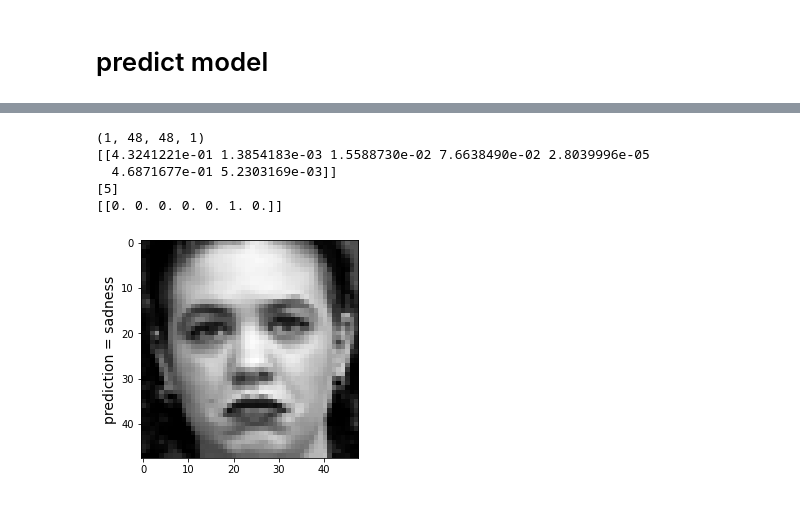
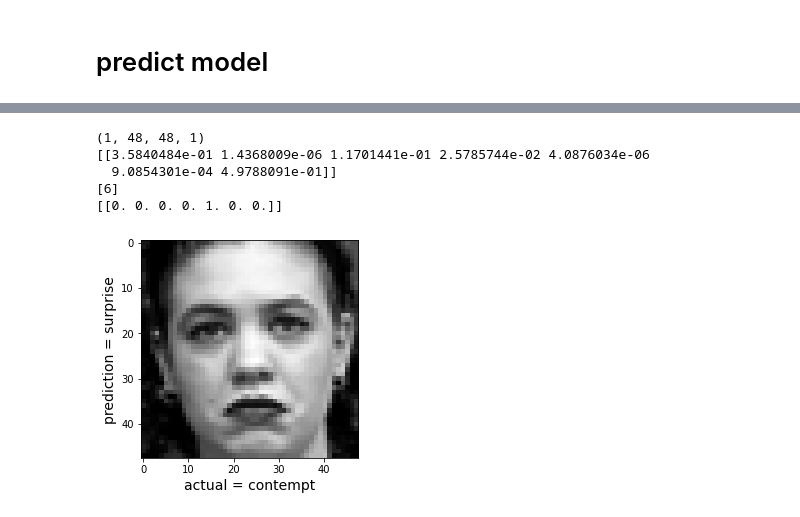
Before and after one commit to shivani-nandani/emotion-detection, a Jupyter notebook: emotion_detection_v2.ipynb, the cells around one changed output, grey strips where cells are left out. Saved outputs shown, nothing was run; the diff lists cells and outputs as text; code cells hidden in the pictures.

Commit message:
new cnn model

```diff
--- a/emotion_detection_v2.ipynb
+++ b/emotion_detection_v2.ipynb
@@ -83,16 +176,16 @@ def getLabel(id):
 # %% [markdown]
 # dividing into training and testing
 # %%
-Y = np_utils.to_categorical(labels, num_classes)
+if dataset_name == 'ck+':
+    Y = utils.to_categorical(labels, num_classes)
+    X_train, X_test, y_train, y_test = train_test_split(img_data, Y, test_size=0.30, shuffle=True, random_state=42)
+elif dataset_name == 'jaffe':
+    X_train, X_test, y_train, y_test = train_test_split(img_data, Y, test_size=0.30, shuffle=True, random_state=42)
 
-# x,y = shuffle(img_data,Y, random_state=2)
-
-X_train, X_test, y_train, y_test = train_test_split(img_data, Y, test_size=0.30, shuffle=True, random_state=42)
 # x_test = X_test
 X_train = np.reshape(X_train, (X_train.shape[0], 48, 48, 1))
 X_test = np.reshape(X_test, (X_test.shape[0], 48, 48, 1))
 
-print(Y.shape)
 print(X_train.shape)
 print(X_test.shape)
 # %% [output]
@@ -106,21 +198,28 @@ input_shape=(48,48,1)
 
 model = Sequential()
 
-model.add(Conv2D(6, (4, 4), input_shape = input_shape))
-model.add(Activation('relu'))
-model.add(Conv2D(16, (5, 5), padding = 'same'))
-model.add(Activation('relu'))
+model.add(Conv2D(4, (2, 2),input_shape=input_shape))
+model.add(Conv2D(6, (2, 2), activation='relu', strides=(2,2)))
+model.add(Conv2D(16, (4, 4), activation='relu'))
+model.add(Conv2D(32, (4, 4), activation='relu', strides=(2,2)))
+# model.add(Conv2D(12, (8, 8), input_shape=input_shape, padding='same', activation='relu', strides=(4,4)))
+# # model.add(Conv2D(7, (2, 2), input_shape=input_shape, padding='same', activation='relu'))
+# model.add(Conv2D(10, (1, 1), padding='same', activation='relu'))
+# model.add(MaxPooling2D(pool_size=(2, 2)))
+# model.add(Conv2D(32, (2, 2), padding='same', activation='relu'))
+# model.add(Conv2D(64, (2, 2), padding='same', activation='relu', strides=(2,2)))
+# model.add(MaxPooling2D(pool_size=(2, 2)))
+# model.add(Activation('relu'))
+# model.add(Conv2D(64, (4, 4)))
+# model.add(Activation('relu'))
 model.add(MaxPooling2D(pool_size=(2, 2)))
-model.add(Activation('relu'))
-model.add(Conv2D(64, (3, 3)))
-model.add(Activation('relu'))
-model.add(MaxPooling2D(pool_size=(2, 2)))
+model.add(Dropout(0.2))
 model.add(Flatten())
-model.add(Dense(128, activation = 'relu'))
-model.add(Dropout(0.7))
+model.add(Dense(82, activation = 'relu'))
+model.add(Dropout(0.3))
 model.add(Dense(7, activation = 'softmax'))
 
 model.summary()
 
-visualizer(model, format='png')
+# visualizer(model, format='png')
 # %% [output]
@@ -162,5 +308,5 @@ callbacks_list = [csv_log]
 # %%
 model.compile(loss='categorical_crossentropy', optimizer='adam', metrics=['accuracy', 'MeanSquaredError'])
 # %%
-model_info = model.fit(X_train, y_train, batch_size=7, epochs=50, validation_data=(X_test, y_test), callbacks=callbacks_list)
+model_info = model.fit(X_train, y_train, batch_size=7, epochs=80, validation_data=(X_test, y_test), callbacks=callbacks_list)
 # %% [output]
@@ -220,18 +406,20 @@ plt.show()
 # %%
 test_image = X_test[0:1]
 print (test_image.shape)
 
 print(model.predict(test_image))
 print(np.argmax(model.predict(test_image), axis=-1))
-print(y_test[0:1])
+print(y_test[33:34])
 
 plt.imshow(test_image[0],cmap=plt.get_cmap('gray'))
 plt.ylabel('prediction = %s' % getLabel(np.argmax(model.predict(test_image), axis=-1)[0]), fontsize=14)
+plt.xlabel('actual = %s' % getLabel(1 in y_test[33:34]), fontsize=14)
+
 plt.show()
 # %% [output]
 (1, 48, 48, 1)
-[[4.3241221e-01 1.3854183e-03 1.5588730e-02 7.6638490e-02 2.8039996e-05
-  4.6871677e-01 5.2303169e-03]]
-[5]
-[[0. 0. 0. 0. 0. 1. 0.]]
+[[3.5840484e-01 1.4368009e-06 1.1701441e-01 2.5785744e-02 4.0876034e-06
+  9.0854301e-04 4.9788091e-01]]
+[6]
+[[0. 0. 0. 0. 1. 0. 0.]]
-[figure, old version]
+[figure, new version]
```
Also changed, not shown: parts of 16 cells of this notebook, 8 other files.
